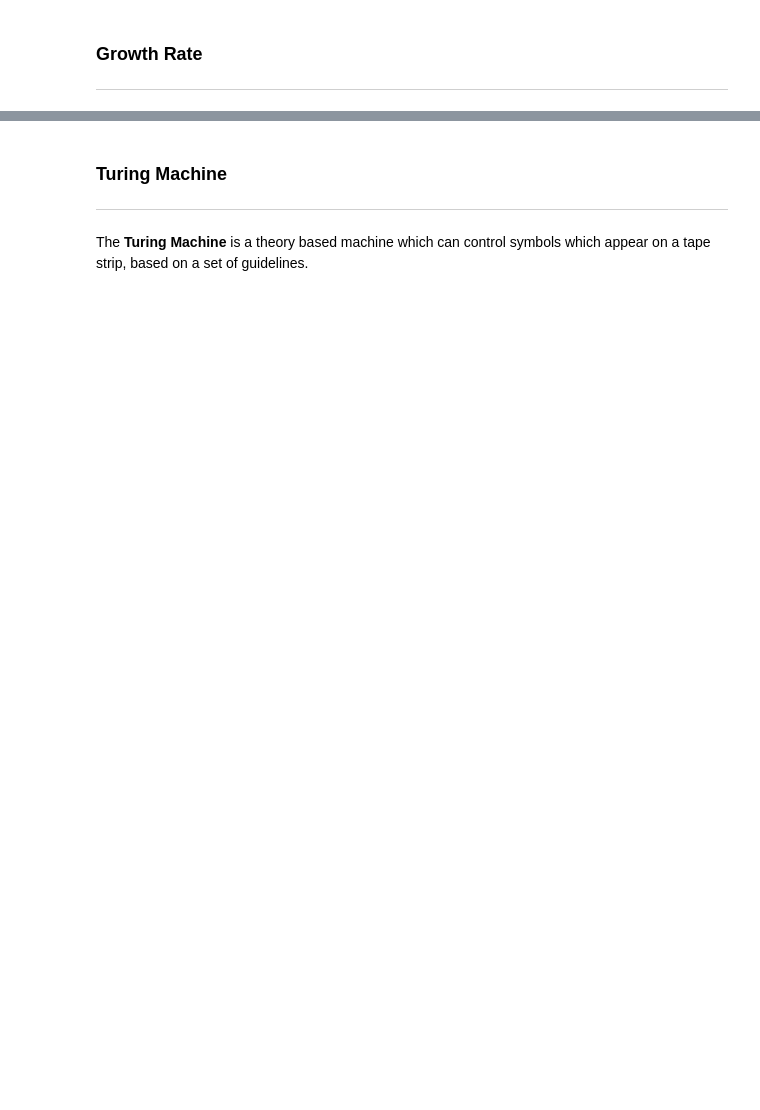
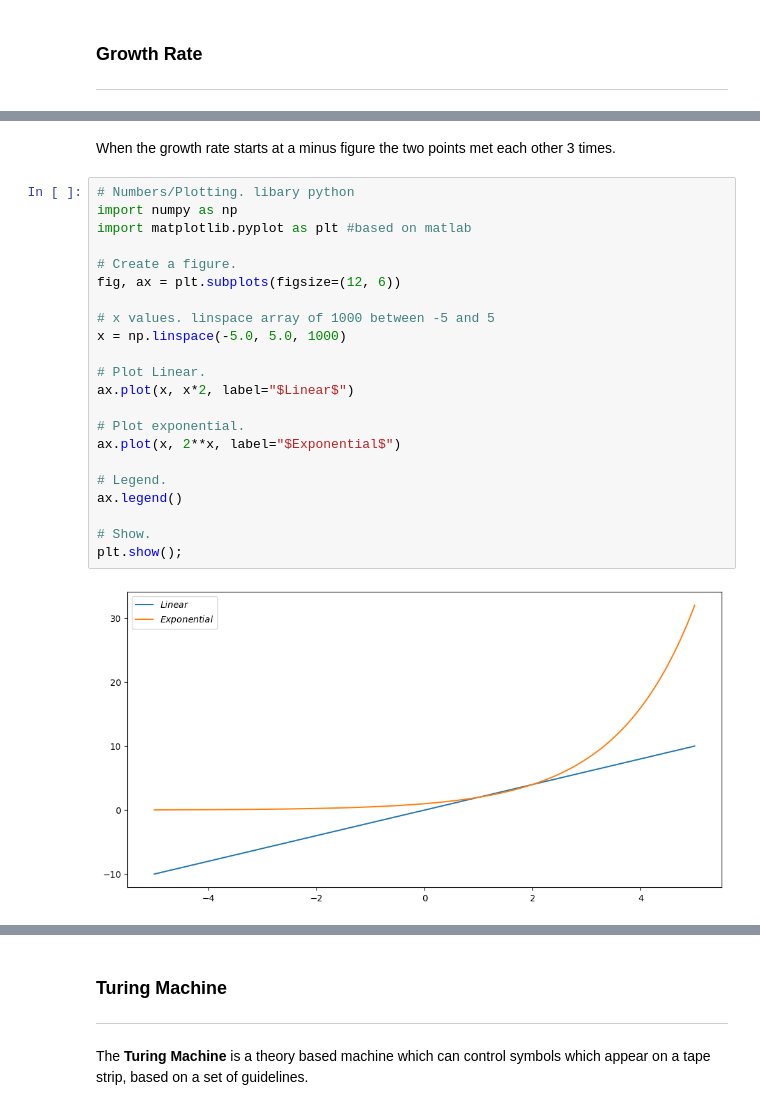
Before and after one commit to Rshocks/EmergingTechnology, a Jupyter notebook: notebooks/03)Computation.ipynb, the cells around one changed output, grey strips where cells are left out. Drawn from its saved outputs; the diff is of its cells as text; blank space fills up the shorter version.

```diff
--- a/notebooks/03)Computation.ipynb
+++ b/notebooks/03)Computation.ipynb
@@ -39,0 +65,26 @@ plt.show();
+# %% [markdown]
+When the growth rate starts at a minus figure the two points met each other 3 times.
+# %%
+# Numbers/Plotting. libary python
+import numpy as np
+import matplotlib.pyplot as plt #based on matlab
+
+# Create a figure.
+fig, ax = plt.subplots(figsize=(12, 6))
+
+# x values. linspace array of 1000 between -5 and 5
+x = np.linspace(-5.0, 5.0, 1000)
+
+# Plot Linear.
+ax.plot(x, x*2, label="$Linear$")
+
+# Plot exponential.
+ax.plot(x, 2**x, label="$Exponential$")
+
+# Legend.
+ax.legend()
+
+# Show.
+plt.show();
+# %% [output]
+[figure, added]
```
Also changed, not shown: parts of 8 cells of this notebook, 2 other files.
